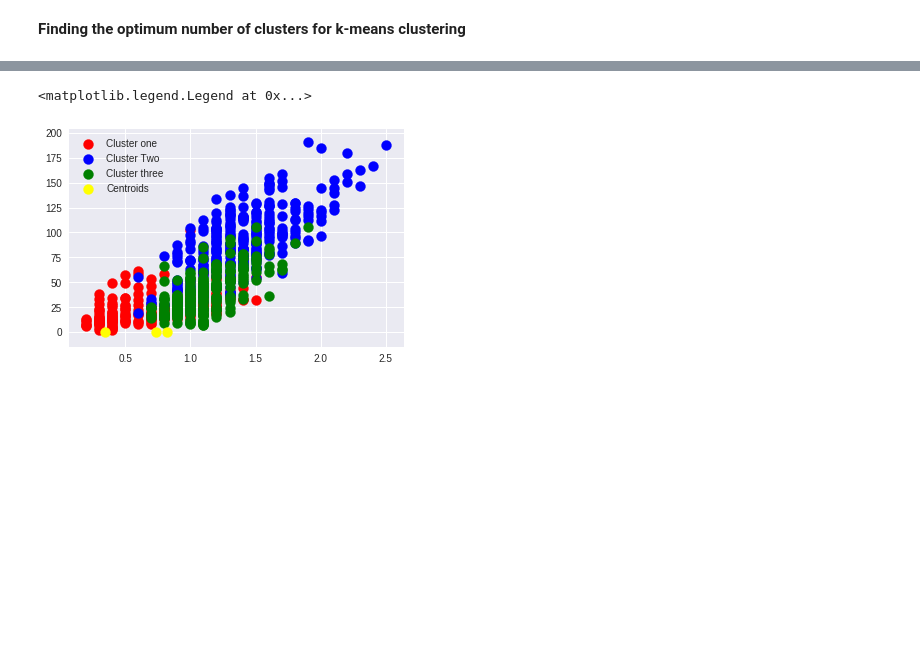
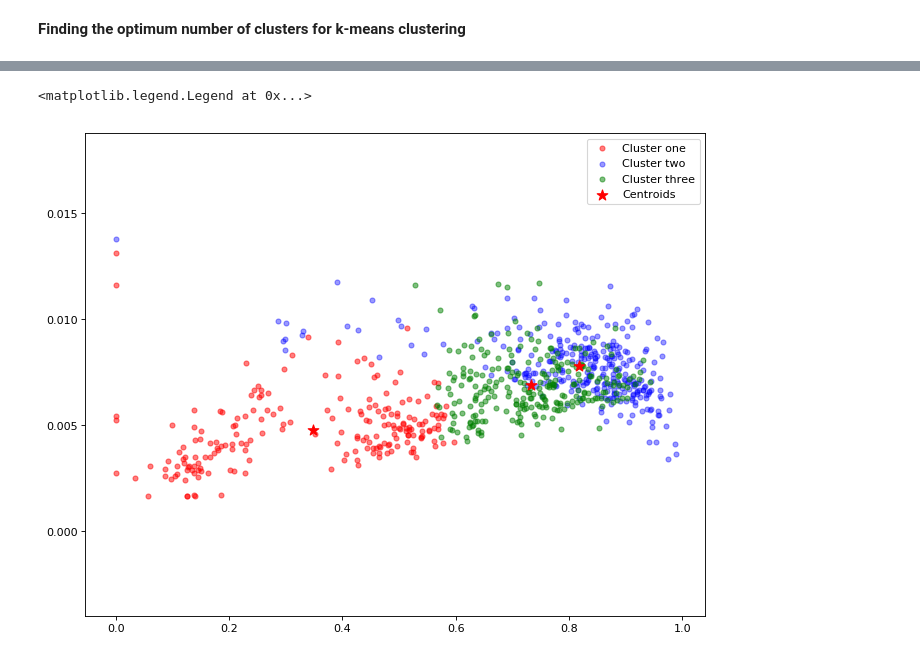
Before and after one commit to Ziaullah-Mommand/Air_pollution, a Jupyter notebook: China_Air_pollution.ipynb, the cells around one changed output, grey strips where cells are left out. Saved outputs shown, nothing was run; the diff lists cells and outputs as text; code cells hidden in the pictures; blank space fills up the shorter version.

```diff
--- a/China_Air_pollution.ipynb
+++ b/China_Air_pollution.ipynb
@@ -265,18 +271,22 @@ plt.show()
 # %%
-kmeans = KMeans(n_clusters = 3, init = 'k-means++', max_iter = 300, n_init = 10, random_state = 0)
-y_kmeans = kmeans.fit_predict(normalized_X)
+#n_iter = 9
+#for i in range(n_iter):
+  kmeans = KMeans(n_clusters = 3, init = 'k-means++', max_iter = 300, n_init = 20, random_state = 0)
+  y_kmeans = kmeans.fit_predict(normalized_X)
 
-y_kmeans
+  #print(y_kmeans)
 
-#Visualising the clusters
-plt.scatter(x[y_kmeans == 0, 0], x[y_kmeans == 0, 1], s = 100, c = 'red', label = 'Cluster one')
-plt.scatter(x[y_kmeans == 1, 0], x[y_kmeans == 1, 1], s = 100, c = 'blue', label = 'Cluster Two')
-plt.scatter(x[y_kmeans == 2, 0], x[y_kmeans == 2, 1], s = 100, c = 'green', label = 'Cluster three')
+  plt.figure(figsize=(10, 8), dpi=80)
+  plt.scatter(normalized_X[y_kmeans == 0, 0], normalized_X[y_kmeans == 0, 1], s = 20, c = 'red', label = 'Cluster one',alpha=0.5)
+  plt.scatter(normalized_X[y_kmeans == 1, 0], normalized_X[y_kmeans == 1, 1], s = 20, c = 'blue', label = 'Cluster two', alpha=0.4)
+  plt.scatter(normalized_X[y_kmeans == 2, 0], normalized_X[y_kmeans == 2, 1], s = 20, c = 'green', label = 'Cluster three', alpha=0.5)
 
-#Plotting the centroids of the clusters
-plt.scatter(kmeans.cluster_centers_[:, 0], kmeans.cluster_centers_[:,1], s = 100, c = 'yellow', label = 'Centroids')
+  #plt.scatter(normalized_X[y_kmeans == 3, 0], normalized_X[y_kmeans == 3, 1], s = 20, c = 'pink', label = 'Cluster Four', alpha=0.5)
 
-plt.legend()
+  #Plotting the centroids of the clusters
+  plt.scatter(kmeans.cluster_centers_[:, 0], kmeans.cluster_centers_[:,1], s = 100, marker='*' ,c = 'red', label = 'Centroids')
+
+  plt.legend()
 # %% [output]
 <matplotlib.legend.Legend at 0x...>
-[figure, old version]
+[figure, new version]
```
Also changed, not shown: parts of 8 cells of this notebook.
